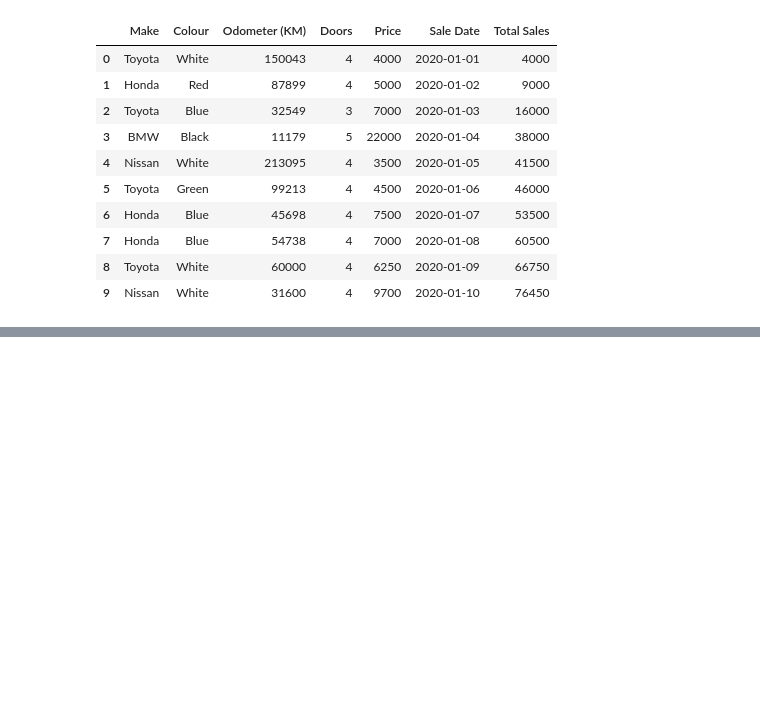
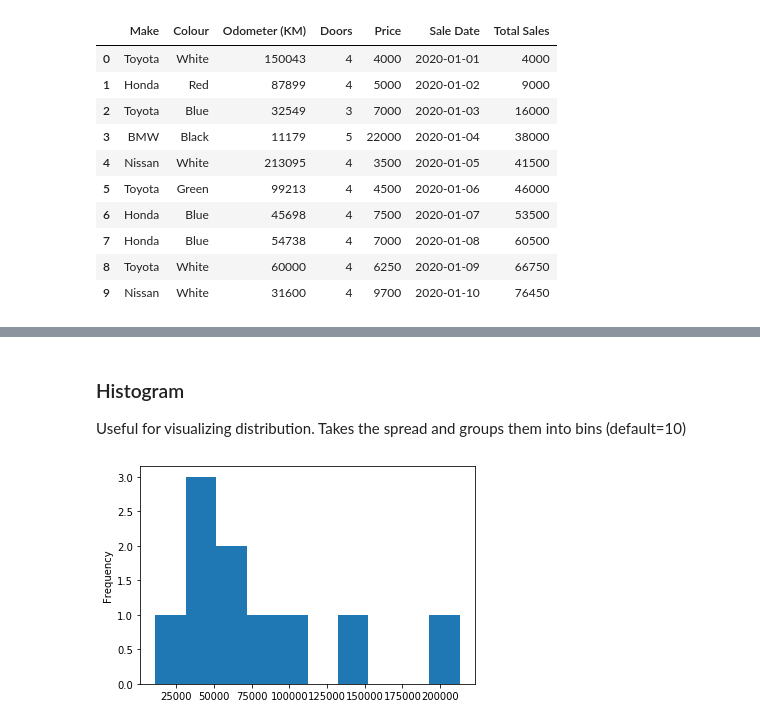
Before and after one commit to kevin-kabore/ml-playground, a Jupyter notebook: sample_project/intro-to-matplotlib.ipynb, the cells around one changed output, grey strips where cells are left out. Cells and saved outputs as stored; diff of their text form; code cells hidden in the pictures; blank space fills up the shorter version.

```diff
--- a/sample_project/intro-to-matplotlib.ipynb
+++ b/sample_project/intro-to-matplotlib.ipynb
@@ -367,2 +371,7 @@ car_sales
+# %% [markdown]
+### Histogram
+Useful for visualizing distribution. Takes the spread and groups them into bins (default=10)
 # %%
-car_sales.plot()
+car_sales['Odometer (KM)'].plot.hist();
+# %% [output]
+[figure, added]
```
Also changed, not shown: parts of 25 cells of this notebook.
